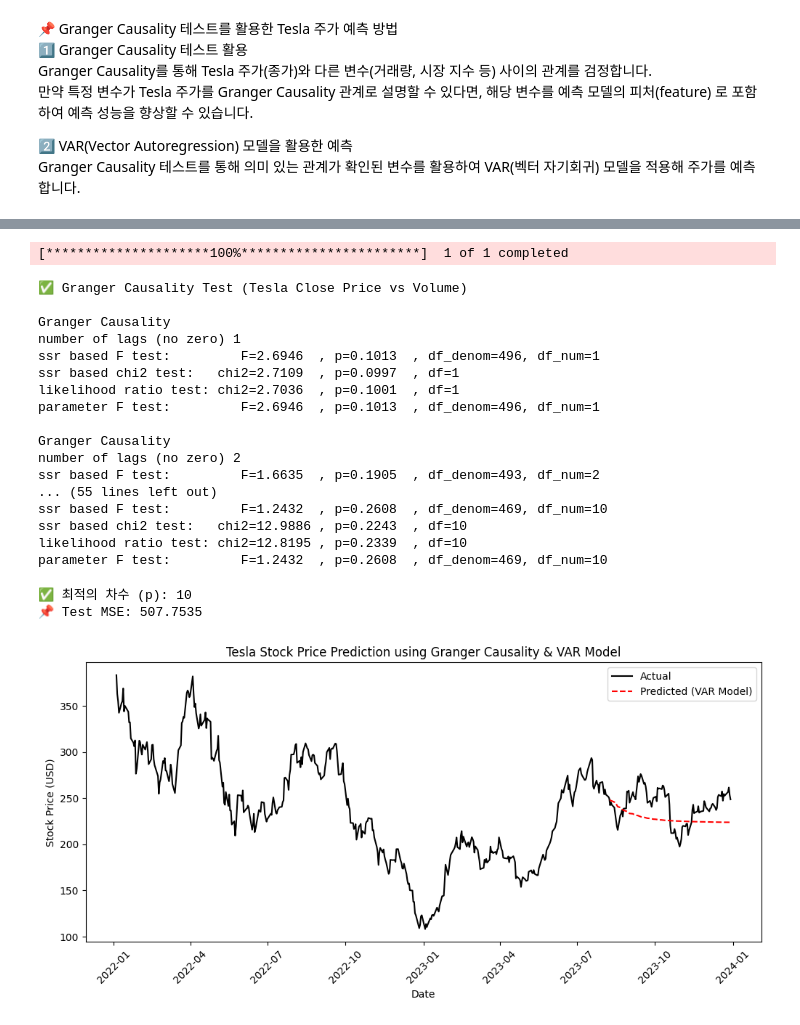
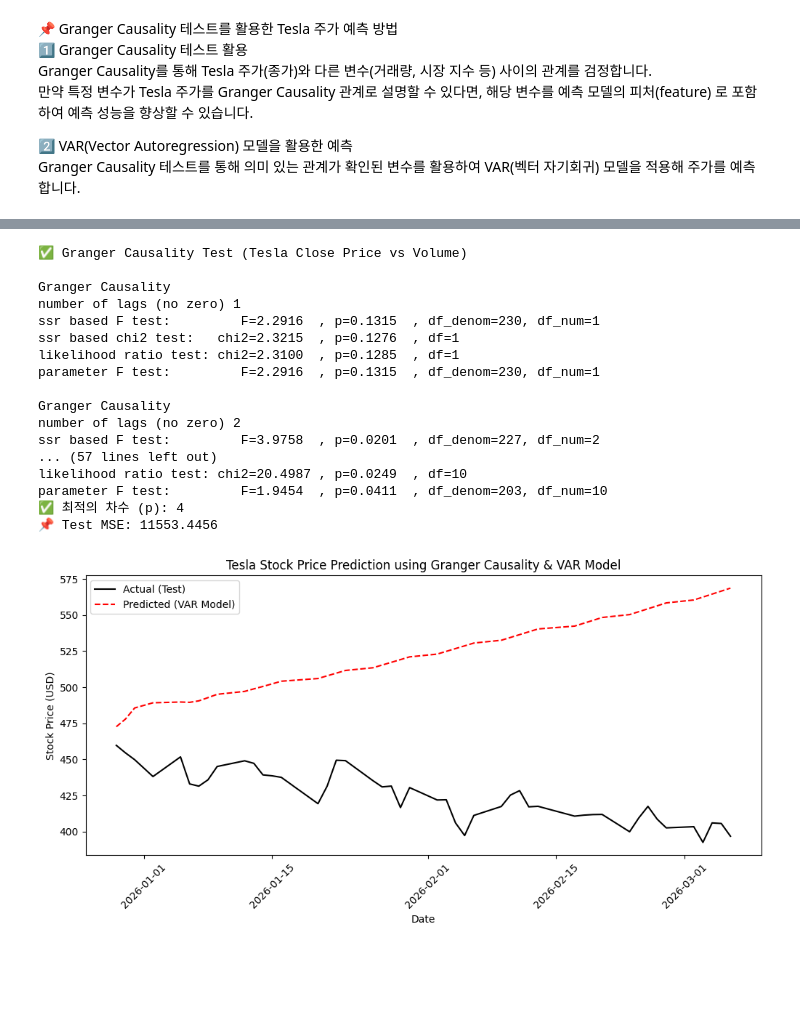
Before and after one commit to nhjung-phd/TimeSeriesAnalysis, a Jupyter notebook: notebooks/07_GrangerCausality_VAR.ipynb, the cells around one changed output, grey strips where cells are left out. Cells and saved outputs as stored; diff of their text form; code cells hidden in the pictures; blank space fills up the shorter version.

```diff
--- a/notebooks/07_GrangerCausality_VAR.ipynb
+++ b/notebooks/07_GrangerCausality_VAR.ipynb
@@ -19,23 +69,26 @@ from statsmodels.tsa.stattools import grangercausalitytests
 from sklearn.metrics import mean_squared_error
 
 # ✅ 1️⃣ 테슬라(TSLA) 주가 데이터 다운로드 (최근 2년치)
-df = yf.download("TSLA", start="2022-01-01", end="2024-01-01")
+df = yf.download("TSLA", start="2025-03-30", end="2026-03-30", auto_adjust=True, progress=False)
 
 # ✅ 2️⃣ 데이터 전처리 및 Feature 생성
 df = df.reset_index()
 df["Date"] = pd.to_datetime(df["Date"])  # 날짜 변환
-df["Return"] = df["Close"].pct_change()  # 수익률 계산
+df["Return"] = df["Close"].pct_change()  # 단순수익률
+df["Log_Return"] = np.log(df["Close"]).diff()  # 로그수익률(정상성에 더 유리)
 df["Log_Close"] = np.log(df["Close"].replace(0, np.nan))  # 로그 변환 종가
 df["Log_Volume"] = np.log(df["Volume"].replace(0, np.nan))  # 로그 변환 거래량
+df["Log_Volume_Diff"] = df["Log_Volume"].diff()  # 로그거래량 차분(정상성 개선)
 df = df.dropna().reset_index(drop=True)  # 결측값 제거 및 인덱스 리셋
 
 # ✅ 3️⃣ Granger Causality Test (주가 vs 거래량)
 max_lag = 10  # 최대 시차 설정
 print("✅ Granger Causality Test (Tesla Close Price vs Volume)")
-grangercausalitytests(df[["Log_Close", "Log_Volume"]], max_lag, verbose=True)
+grangercausalitytests(df[["Log_Return", "Log_Volume_Diff"]].dropna(), max_lag, verbose=True)
 
 # ✅ 4️⃣ 변수 선택 (Granger Causality를 통해 유의미한 변수 포함)
-data = df[["Date", "Log_Close", "Log_Volume"]].set_index("Date")
+data = df[["Date", "Log_Return", "Log_Volume_Diff"]].dropna().set_index("Date")
+# (주의) VAR는 정상 시계열을 가정하므로, 레벨(Log_Close) 대신 Log_Return/Log_Volume_Diff를 사용합니다.
 
 # ✅ 5️⃣ 학습 및 테스트 데이터 분할 (80% 학습, 20% 테스트)
 train_size = int(len(data) * 0.8)
@@ -45,55 +98,61 @@ train, test = data.iloc[:train_size].copy(), data.iloc[train_size:].copy()
 lag_selection = VAR(train)
 lag_results = lag_selection.select_order(maxlags=10)
 best_lag = lag_results.aic  # AIC 최소값을 갖는 차수 선택
 best_lag = max(best_lag, 1)  # ✅ 최소 1 이상 유지
 print(f"✅ 최적의 차수 (p): {best_lag}")
 
 # ✅ 7️⃣ VAR 모델 학습
 model = VAR(train)
 model_fit = model.fit(best_lag)
 
 # ✅ 8️⃣ 예측 수행 (테스트 데이터 크기만큼 예측)
 test_pred = model_fit.forecast(train.values[-best_lag:], steps=len(test))
 
 # ✅ 9️⃣ 예측된 결과를 데이터프레임으로 변환
-test_pred_df = pd.DataFrame(test_pred, index=test.index, columns=["Log_Close_Pred", "Log_Volume_Pred"])
+test_pred_df = pd.DataFrame(test_pred, index=test.index, columns=["Log_Return_Pred", "Log_Volume_Diff_Pred"])
 
-# ✅ 🔟 로그 변환 해제
+# ✅ 🔟 가격 레벨 복원(로그수익률 누적)
+# Log_Return = log(Close_t) - log(Close_{t-1}) 이므로,
+# log(Close_t) = log(Close_{t0}) + 누적합(Log_Return)
+p0 = float(df.loc[df["Date"] == test.index[0], "Close"].values[0]) if test.index[0] in df["Date"].values else float(np.exp(np.log(df["Close"].iloc[0])))
+# 안정적으로는 test 시작 직전의 실제 Close를 사용
+prev_close = float(df.loc[df["Date"] < test.index[0], "Close"].iloc[-1])
+log_close0 = np.log(prev_close)
+test_pred_df["Log_Close_Pred"] = log_close0 + test_pred_df["Log_Return_Pred"].cumsum()
 test_pred_df["Close_Pred"] = np.exp(test_pred_df["Log_Close_Pred"])
 
 # ✅ 11️⃣ 성능 평가 (MSE)
-test_mse = mean_squared_error(np.exp(test["Log_Close"]), test_pred_df["Close_Pred"])
+
+actual_close_test = df.set_index("Date").loc[test.index, "Close"]
+test_mse = mean_squared_error(actual_close_test, test_pred_df["Close_Pred"])
 print(f"📌 Test MSE: {test_mse:.4f}")
 
 # ✅ 12️⃣ 결과 시각화 (실제 vs 예측 종가)
 plt.figure(figsize=(12, 5))
-plt.plot(df["Date"], df["Close"], label="Actual", color="black")
+plt.plot(actual_close_test.index, actual_close_test.values, label="Actual (Test)", color="black")
 plt.plot(test_pred_df.index, test_pred_df["Close_Pred"], label="Predicted (VAR Model)", linestyle="--", color="red")
 plt.title("Tesla Stock Price Prediction using Granger Causality & VAR Model")
 plt.xlabel("Date")
 plt.ylabel("Stock Price (USD)")
 plt.xticks(rotation=45)
 plt.legend()
 plt.show()
 # %% [output]
-[*********************100%***********************]  1 of 1 completed
+✅ Granger Causality Test (Tesla Close Price vs Volume)
+
+Granger Causality
+number of lags (no zero) 1
+ssr based F test:         F=2.2916  , p=0.1315  , df_denom=230, df_num=1
+ssr based chi2 test:   chi2=2.3215  , p=0.1276  , df=1
+likelihood ratio test: chi2=2.3100  , p=0.1285  , df=1
+parameter F test:         F=2.2916  , p=0.1315  , df_denom=230, df_num=1
+
+Granger Causality
+number of lags (no zero) 2
+ssr based F test:         F=3.9758  , p=0.0201  , df_denom=227, df_num=2
+... (57 lines left out)
+likelihood ratio test: chi2=20.4987 , p=0.0249  , df=10
+parameter F test:         F=1.9454  , p=0.0411  , df_denom=203, df_num=10
+✅ 최적의 차수 (p): 4
+📌 Test MSE: 11553.4456
-✅ Granger Causality Test (Tesla Close Price vs Volume)
-
-Granger Causality
-number of lags (no zero) 1
-ssr based F test:         F=2.6946  , p=0.1013  , df_denom=496, df_num=1
-ssr based chi2 test:   chi2=2.7109  , p=0.0997  , df=1
-likelihood ratio test: chi2=2.7036  , p=0.1001  , df=1
-parameter F test:         F=2.6946  , p=0.1013  , df_denom=496, df_num=1
-
-Granger Causality
-number of lags (no zero) 2
-ssr based F test:         F=1.6635  , p=0.1905  , df_denom=493, df_num=2
-... (55 lines left out)
-ssr based F test:         F=1.2432  , p=0.2608  , df_denom=469, df_num=10
-ssr based chi2 test:   chi2=12.9886 , p=0.2243  , df=10
-likelihood ratio test: chi2=12.8195 , p=0.2339  , df=10
-parameter F test:         F=1.2432  , p=0.2608  , df_denom=469, df_num=10
-✅ 최적의 차수 (p): 10
-📌 Test MSE: 507.7535
-[figure, old version]
+[figure, new version]
```
Also changed, not shown: parts of 4 cells of this notebook.
